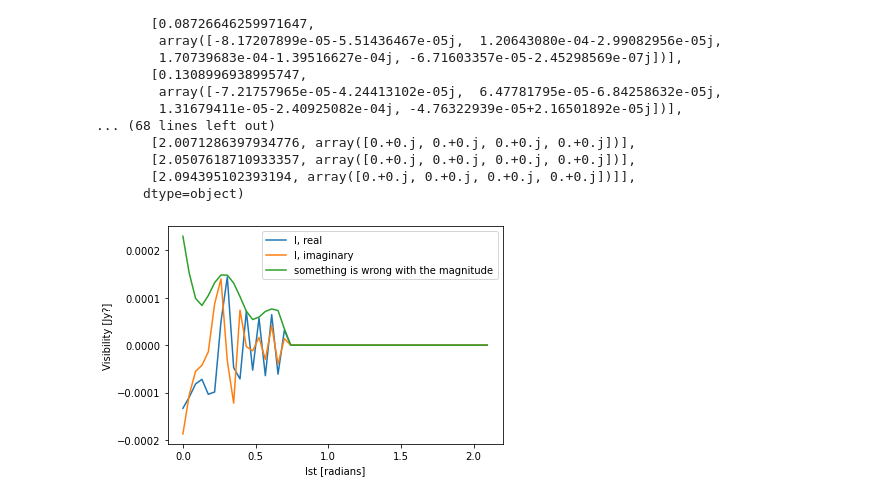
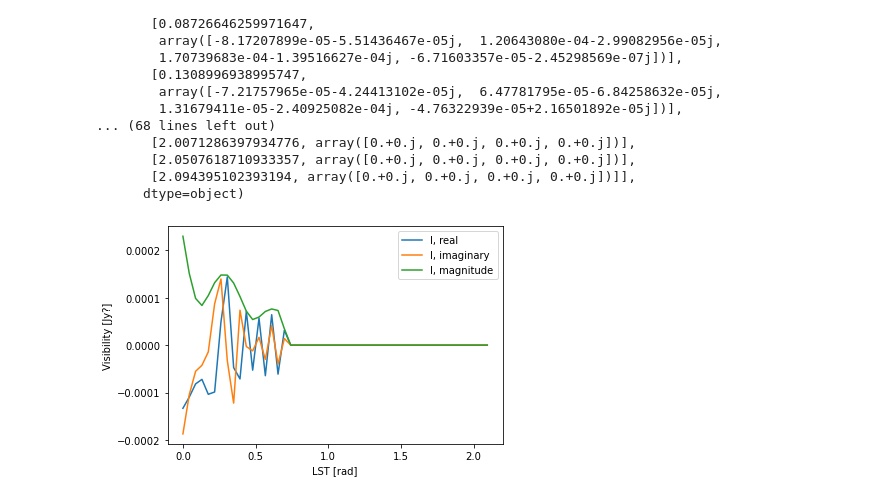
Before and after one commit to 3276908917/skyflux, a Jupyter notebook: notebooks/visibility/single_source.ipynb, the cells around one changed output. Cells and saved outputs as stored; diff of their text form; code cells hidden in the pictures.

```diff
--- a/notebooks/visibility/single_source.ipynb
+++ b/notebooks/visibility/single_source.ipynb
@@ -133,15 +133,14 @@ array([[0,
 # %%
 I = np.array([v[1][0] for v in vist])
 
 plt.plot(vist[:, 0], np.real(I), label="I, real")
 plt.plot(vist[:, 0], np.imag(I), label="I, imaginary")
-plt.plot(vist[:, 0], np.abs(I), label="something is wrong with the magnitude")
+plt.plot(vist[:, 0], np.abs(I), label="I, magnitude")
 
-plt.xlabel("lst [radians]")
+plt.xlabel("LST [rad]")
 plt.ylabel("Visibility [Jy?]")
 
 plt.legend()
-
 plt.show()
 # %% [output]
-[figure, old version]
+[figure, new version]
```
Also changed, not shown: parts of 5 cells of this notebook, 5 other files.
